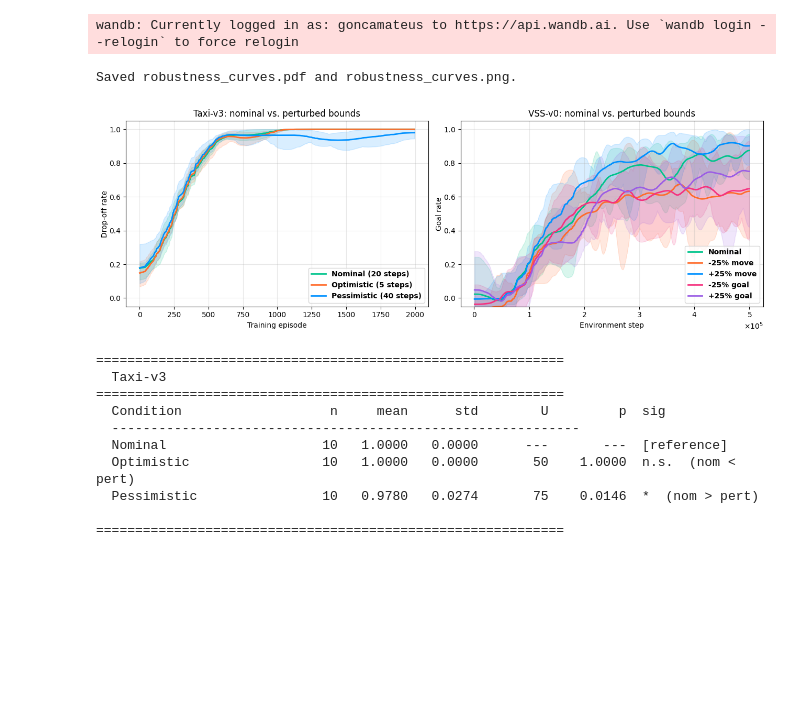
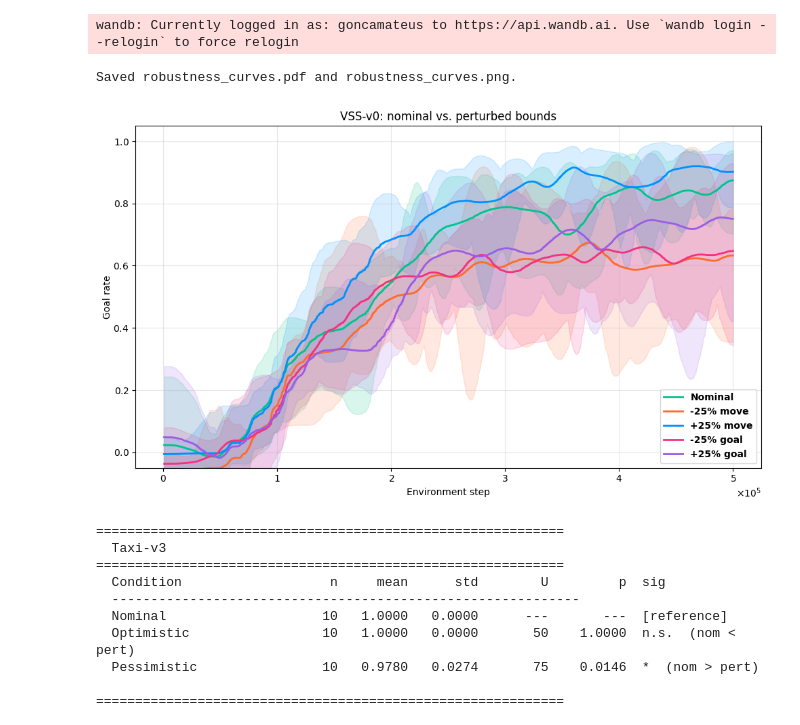
Before and after one commit to goncamateus/dylam, a Jupyter notebook: result_analysis/robustness_test.ipynb, the cells around one changed output. Drawn from its saved outputs; the diff is of its cells as text; code cells hidden in the pictures; blank space fills up the shorter version.

```diff
--- a/result_analysis/robustness_test.ipynb
+++ b/result_analysis/robustness_test.ipynb
@@ -112,53 +112,53 @@ own time series.
 def main(
     out_pdf="robustness_curves.pdf", out_png="robustness_curves.png", data_dir="."
 ):
-    fig, axes = plt.subplots(1, 2, figsize=(13, 4.5))
+    fig, axes = plt.subplots(figsize=(10, 6))
+
+    # plot_panel(
+    #     axes[0],
+    #     configs=[
+    #         ("Nominal (20 steps)", "taxi_nominal", "#00C48C"),
+    #         ("Optimistic (5 steps)", "taxi_optimistic", "#FF6B2B"),
+    #         ("Pessimistic (40 steps)", "taxi_pessimistic", "#0091FF"),
+    #     ],
+    #     value_col="ep_info/Objective",
+    #     sigma=SIGMA_TAXI,
+    #     xlabel="Training episode",
+    #     ylabel="Drop-off rate",
+    #     title="Taxi-v3: nominal vs. perturbed bounds",
+    #     data_dir=data_dir,
+    # )
 
     plot_panel(
-        axes[0],
-        configs=[
-            ("Nominal (20 steps)", "taxi_nominal", "#00C48C"),
-            ("Optimistic (5 steps)", "taxi_optimistic", "#FF6B2B"),
-            ("Pessimistic (40 steps)", "taxi_pessimistic", "#0091FF"),
-        ],
-        value_col="ep_info/Objective",
-        sigma=SIGMA_TAXI,
-        xlabel="Training episode",
-        ylabel="Drop-off rate",
-        title="Taxi-v3: nominal vs. perturbed bounds",
-        data_dir=data_dir,
-    )
-
-    plot_panel(
-        axes[1],
+        axes,
         configs=[
             ("Nominal", "vss_nominal", "#00C48C"),
             (r"-25% move", "vss_move_minus25", "#FF6B2B"),
             (r"+25% move", "vss_move_plus25", "#0091FF"),
             (r"-25% goal", "vss_goal_minus25", "#F5317F"),
             (r"+25% goal", "vss_goal_plus25", "#9B5DE5"),
         ],
         value_col="ep_info/Goal",
         sigma=SIGMA_VSS,
         xlabel="Environment step",
         ylabel="Goal rate",
         title="VSS-v0: nominal vs. perturbed bounds",
         data_dir=data_dir,
     )
 
     plt.tight_layout()
     plt.gca().yaxis.set_major_formatter(FORMATTER)
     plt.gca().xaxis.set_major_formatter(FORMATTER)
     plt.savefig(out_pdf, bbox_inches="tight")
     plt.savefig(out_png, dpi=120, bbox_inches="tight")
     print(f"Saved {out_pdf} and {out_png}.")
 
 
 if __name__ == "__main__":
     main()
 # %% [output]
 Saved robustness_curves.pdf and robustness_curves.png.
-[figure, old version]
+[figure, new version]
 # %%
 LAST_FRAC = 0.10   # use the last 10% of each seed's episodes
 
```
Also changed, not shown: 19 other files.
